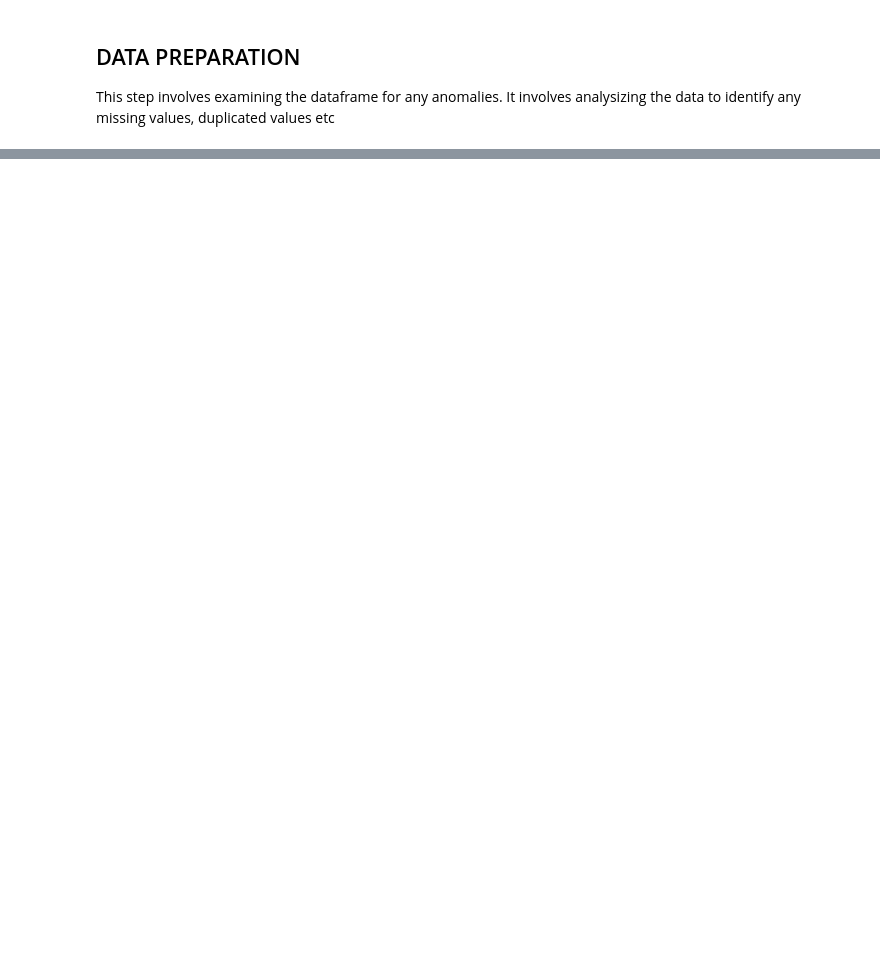
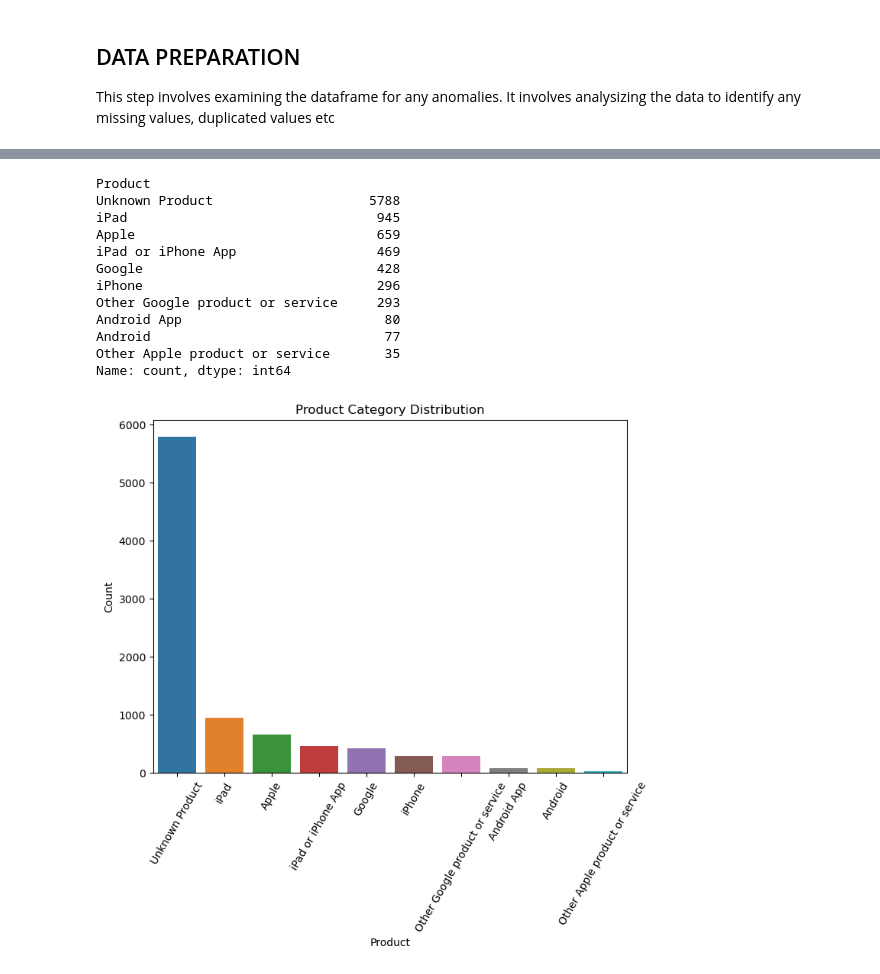
Before and after one commit to jgatharia/Phase_4_Project_, a Jupyter notebook: julliet.ipynb, the cells around one changed output, grey strips where cells are left out. Cells and saved outputs as stored; diff of their text form; code cells hidden in the pictures; blank space fills up the shorter version.

```diff
--- a/julliet.ipynb
+++ b/julliet.ipynb
@@ -87,0 +175,28 @@ df.duplicated().sum()
+# %%
+product_count = df['Product'].value_counts()
+print(product_count)
+
+# create a bar plot
+plt.figure(figsize=(8,6))
+sns.barplot(x=product_count.index, y=product_count.values)
+
+plt.xlabel('Product')
+plt.ylabel('Count')
+plt.title('Product Category Distribution')
+plt.xticks(rotation=60)
+
+plt.show()
+# %% [output]
+Product
+Unknown Product                    5788
+iPad                                945
+Apple                               659
+iPad or iPhone App                  469
+Google                              428
+iPhone                              296
+Other Google product or service     293
+Android App                          80
+Android                              77
+Other Apple product or service       35
+Name: count, dtype: int64
+[figure, added]
```
Also changed, not shown: parts of 16 cells of this notebook.
